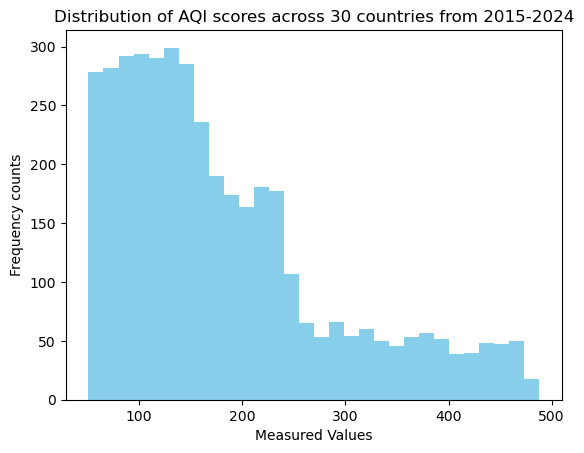
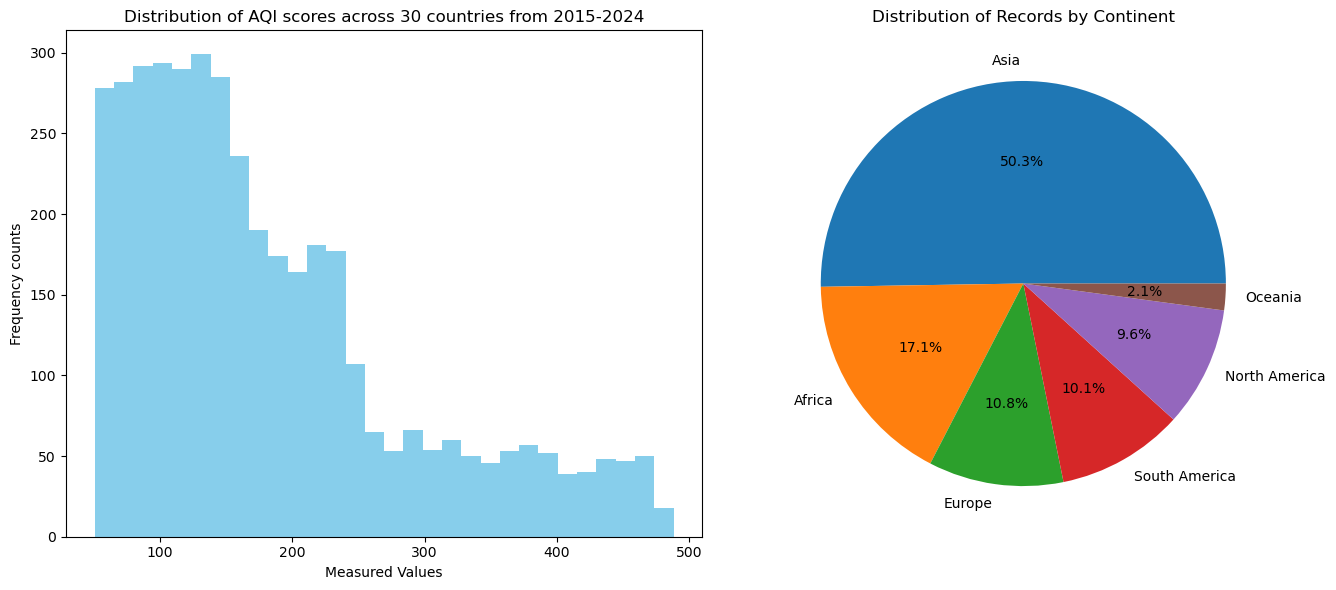
The change to this notebook cell's code, shown as a diff; its figure went from the first image to the second:
--- before
+++ after
@@ -1,11 +1,15 @@
-# Visualize histogram for AQI across all records 
-plt.hist(pollution_df['AQI'], bins=30, color='skyblue')
-plt.title('Distribution of AQI scores across 30 countries from 2015-2024')
-plt.xlabel('Measured Values')
-plt.ylabel('Frequency counts')
+fig, (ax1, ax2) = plt.subplots(1, 2, figsize=(14, 6))
 
-# Visualize the distribution of continents in this dataset
+# Histogram for AQI levels across the 30 countries
+ax1.hist(pollution_df['AQI'], bins=30, color='skyblue')
+ax1.set_title('Distribution of AQI scores across 30 countries from 2015-2024')
+ax1.set_xlabel('Measured Values')
+ax1.set_ylabel('Frequency counts')
+
+# Pie chart for portion of records by continent
 continent_count = pollution_df['Continent'].value_counts()
-fig, ax = plt.subplots()
-ax.pie(continent_count.values, labels=continent_count.index, autopct='%1.1f%%')
-ax.set_title('Distribution of Records by continent')
+ax2.pie(continent_count.values, labels=continent_count.index, autopct='%1.1f%%')
+ax2.set_title('Distribution of Records by Continent')
+
+plt.tight_layout()
+plt.show()

Commit: eda notebook changes